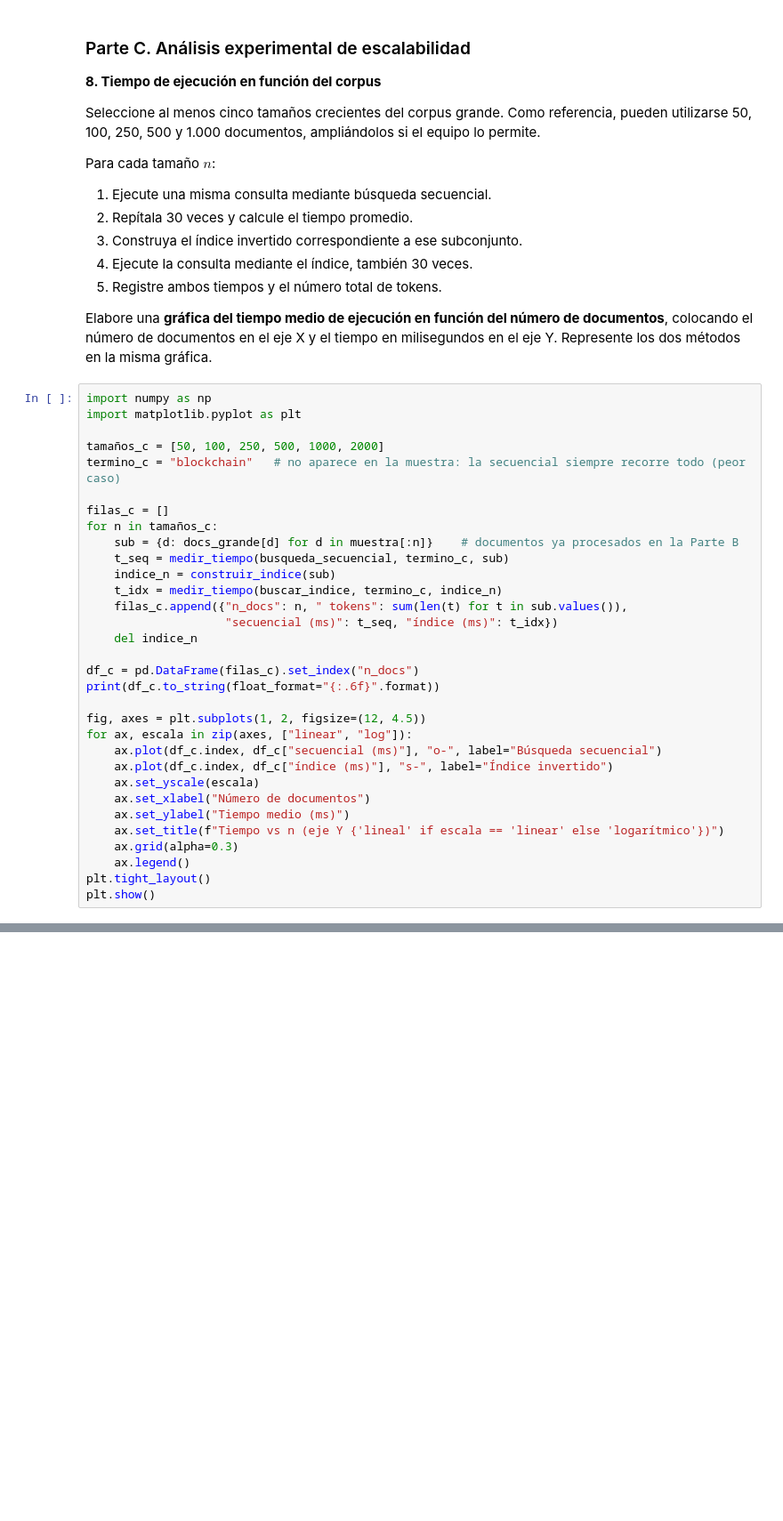
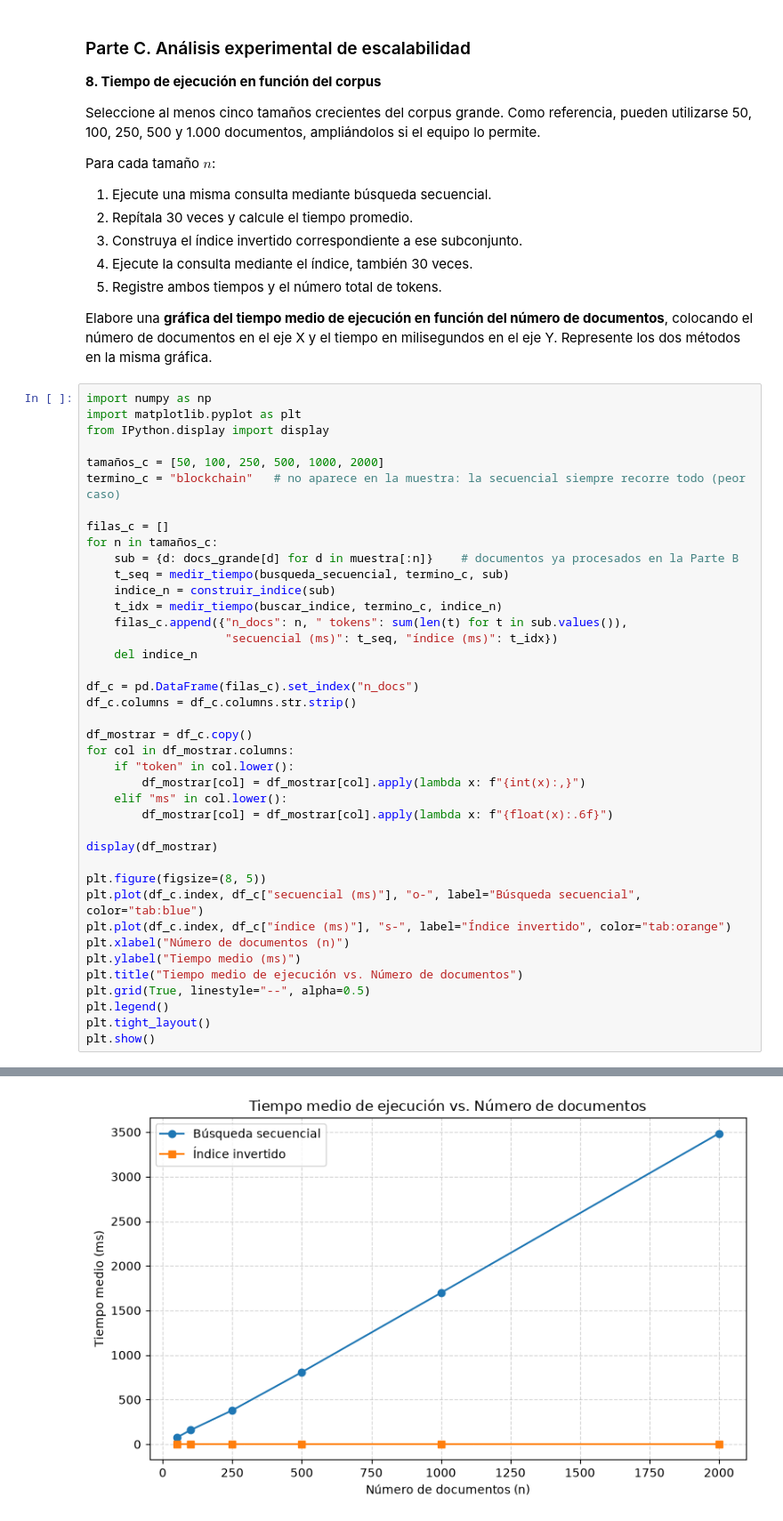
Before and after one commit to BrandonFreire/Notebooks-RI, a Jupyter notebook: IB/BooleanSearch/02_booleansearch.ipynb, the cells around one changed output, grey strips where cells are left out. Shown at 89% size. Saved outputs shown, nothing was run; the diff lists cells and outputs as text; blank space fills up the shorter version.

```diff
--- a/IB/BooleanSearch/02_booleansearch.ipynb
+++ b/IB/BooleanSearch/02_booleansearch.ipynb
@@ -384,6 +520,7 @@ Elabore una **gráfica del tiempo medio de ejecución en función del número de
 # %%
 import numpy as np
 import matplotlib.pyplot as plt
+from IPython.display import display
 
 tamaños_c = [50, 100, 250, 500, 1000, 2000]
 termino_c = "blockchain"   # no aparece en la muestra: la secuencial siempre recorre todo (peor caso)
@@ -399,17 +536,25 @@ for n in tamaños_c:
     del indice_n
 
 df_c = pd.DataFrame(filas_c).set_index("n_docs")
-print(df_c.to_string(float_format="{:.6f}".format))
+df_c.columns = df_c.columns.str.strip()
 
-fig, axes = plt.subplots(1, 2, figsize=(12, 4.5))
-for ax, escala in zip(axes, ["linear", "log"]):
-    ax.plot(df_c.index, df_c["secuencial (ms)"], "o-", label="Búsqueda secuencial")
-    ax.plot(df_c.index, df_c["índice (ms)"], "s-", label="Índice invertido")
-    ax.set_yscale(escala)
-    ax.set_xlabel("Número de documentos")
-    ax.set_ylabel("Tiempo medio (ms)")
-    ax.set_title(f"Tiempo vs n (eje Y {'lineal' if escala == 'linear' else 'logarítmico'})")
-    ax.grid(alpha=0.3)
-    ax.legend()
+df_mostrar = df_c.copy()
+for col in df_mostrar.columns:
+    if "token" in col.lower():
+        df_mostrar[col] = df_mostrar[col].apply(lambda x: f"{int(x):,}")
+    elif "ms" in col.lower():
+        df_mostrar[col] = df_mostrar[col].apply(lambda x: f"{float(x):.6f}")
+
+display(df_mostrar)
+
+plt.figure(figsize=(8, 5))
+plt.plot(df_c.index, df_c["secuencial (ms)"], "o-", label="Búsqueda secuencial", color="tab:blue")
+plt.plot(df_c.index, df_c["índice (ms)"], "s-", label="Índice invertido", color="tab:orange")
+plt.xlabel("Número de documentos (n)")
+plt.ylabel("Tiempo medio (ms)")
+plt.title("Tiempo medio de ejecución vs. Número de documentos")
+plt.grid(True, linestyle="--", alpha=0.5)
+plt.legend()
 plt.tight_layout()
 plt.show()
+# %% [output]
@@ -416 +569,2 @@ plt.show()
+[figure, added]
 # %% [markdown]
```
Also changed, not shown: parts of 12 cells of this notebook.
